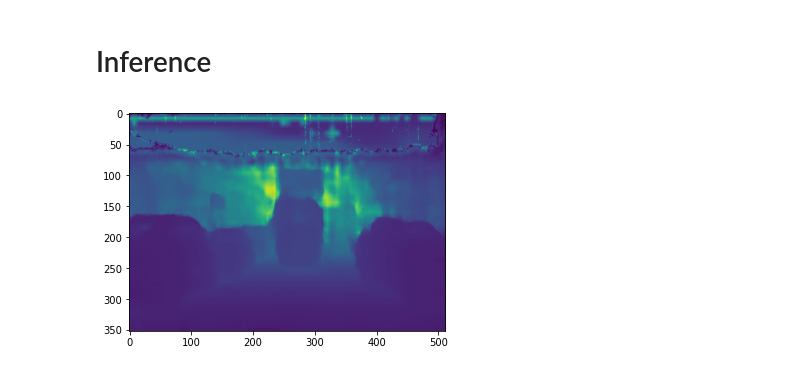
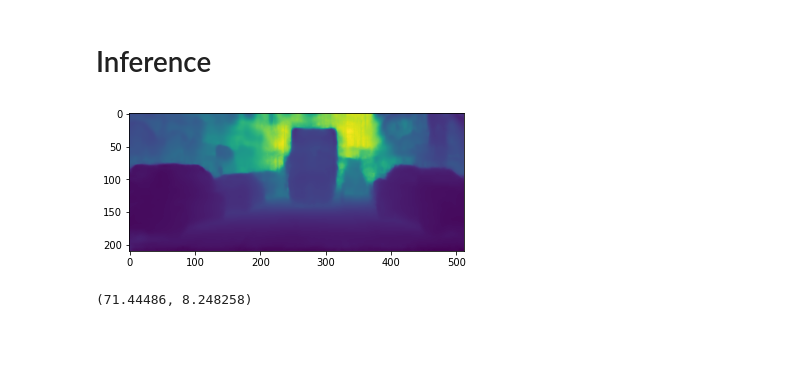
Before and after one commit to iwatake2222/study_colaboratory, a Jupyter notebook: sample/pytorch_pkl_2_onnx_LapDepth.ipynb, the cells around one changed output. Drawn from its saved outputs; the diff is of its cells as text; code cells hidden in the pictures; blank space fills up the shorter version.

```diff
--- a/sample/pytorch_pkl_2_onnx_LapDepth.ipynb
+++ b/sample/pytorch_pkl_2_onnx_LapDepth.ipynb
@@ -20,3 +16,8 @@ HEIGHT = 352
+# %%
+WIDTH = 512
+HEIGHT = 256
+ONNX_FILENAME = "LDRN_KITTI_ResNext101_" + str(HEIGHT) + "_" + str(WIDTH) + ".onnx"
+ONNX_SIMPLE_FILENAME = "LDRN_KITTI_ResNext101_" + str(HEIGHT) + "_" + str(WIDTH) + "_opt.onnx"
 # %%
 import argparse
 from torchinfo import summary
@@ -98,25 +92,30 @@ def preprocess(img_original):
 # %%
 import onnx
 import onnxruntime
 import numpy as np
 import matplotlib.pyplot as plt
 %matplotlib inline
 
 ''' Load model '''
-sess = onnxruntime.InferenceSession("LDRN_KITTI_ResNext101.onnx")
+sess = onnxruntime.InferenceSession(ONNX_SIMPLE_FILENAME)
 
 ''' Run inference '''
 input = preprocess(img_original)
 input_name = sess.get_inputs()[0].name
 output = sess.run(None, {input_name: input})
 
 ''' Show result '''
 out = np.array(output[5])
 out = np.squeeze(out, 0)
 out = np.squeeze(out, 0)
 out = out[int(out.shape[0] * 0.18) : , : ]
-out = out *256.0
+out = out * 256.0
 plt.imshow(out)
 plt.show()
 # %% [output]
-[figure, old version]
+[figure, new version]
+# %%
+out = out / 256.0
+np.amax(out), np.amin(out)
+# %% [output]
+(71.44486, 8.248258)
```
Also changed, not shown: parts of 10 cells of this notebook.
